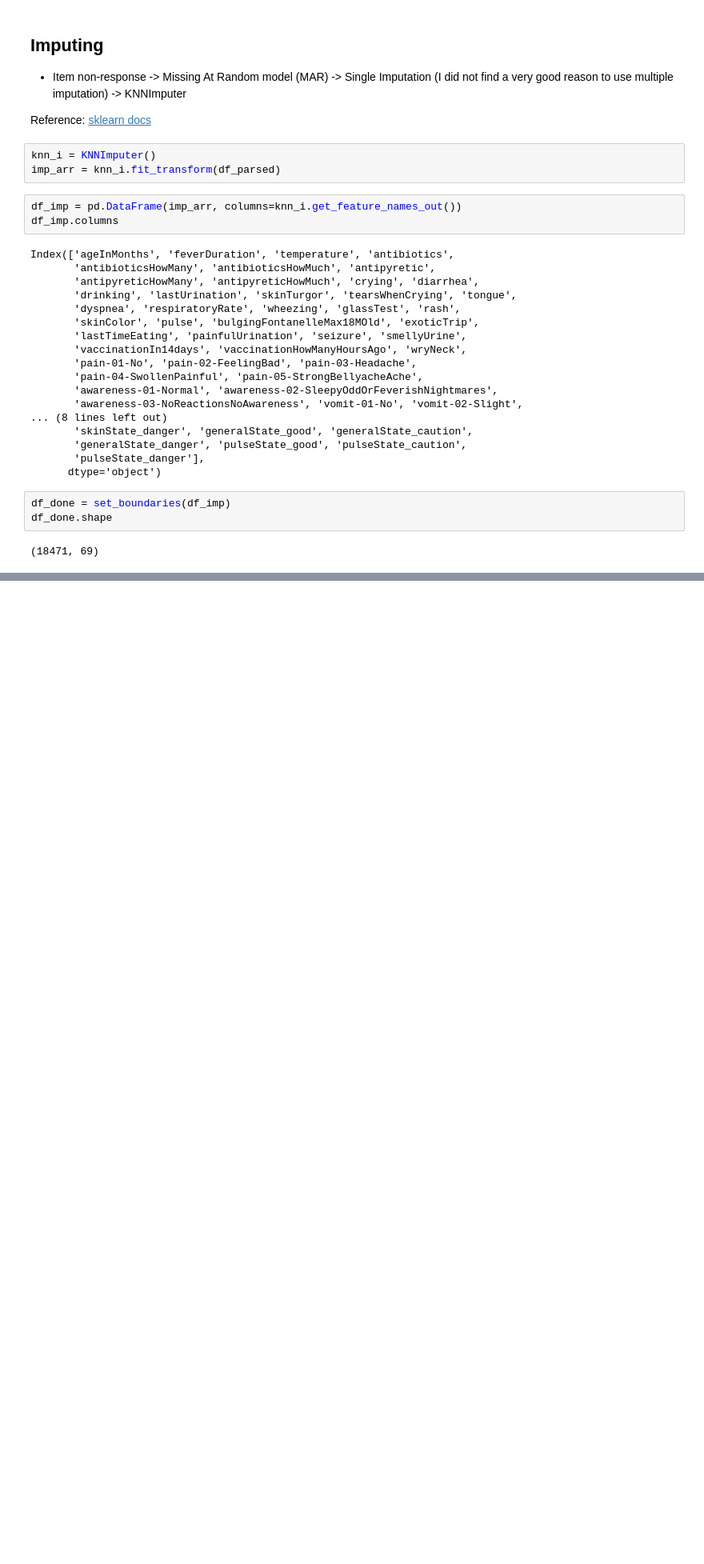
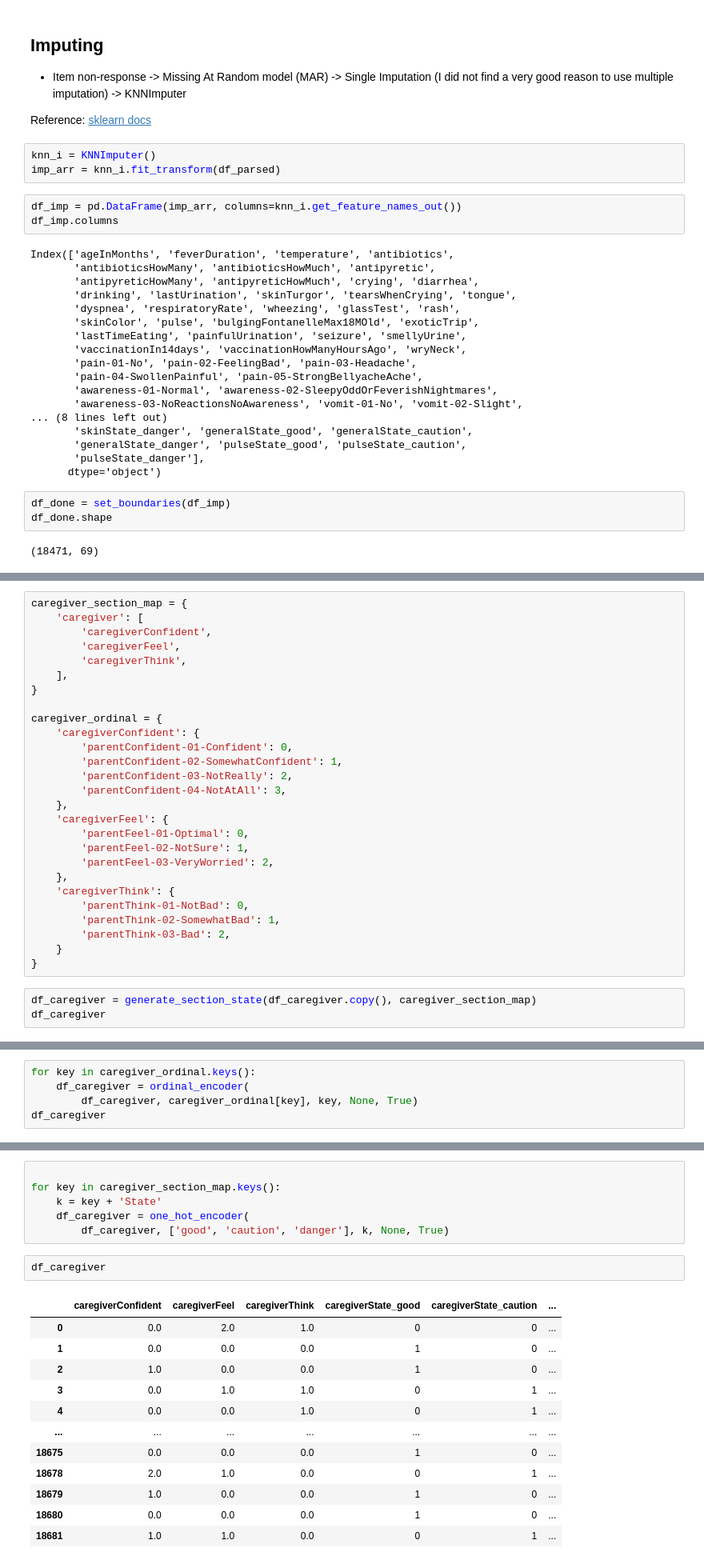
Before and after one commit to janoshr/ffa-model, a Jupyter notebook: preprocess.ipynb, the cells around one changed output, grey strips where cells are left out. Shown: that part at 80% size. Drawn from its saved outputs; the diff is of its cells as text; blank space fills up the shorter version.

```diff
--- a/preprocess.ipynb
+++ b/preprocess.ipynb
@@ -524,0 +545,30 @@ df_done.to_csv('processed_data.csv', index=False)
+# %%
+caregiver_section_map = {
+    'caregiver': [
+        'caregiverConfident',
+        'caregiverFeel',
+        'caregiverThink',
+    ],
+}
+
+caregiver_ordinal = {
+    'caregiverConfident': {
+        'parentConfident-01-Confident': 0,
+        'parentConfident-02-SomewhatConfident': 1,
+        'parentConfident-03-NotReally': 2,
+        'parentConfident-04-NotAtAll': 3,
+    },
+    'caregiverFeel': {
+        'parentFeel-01-Optimal': 0,
+        'parentFeel-02-NotSure': 1,
+        'parentFeel-03-VeryWorried': 2,
+    },
+    'caregiverThink': {
+        'parentThink-01-NotBad': 0,
+        'parentThink-02-SomewhatBad': 1,
+        'parentThink-03-Bad': 2,
+    }
+}
+# %%
+df_caregiver = generate_section_state(df_caregiver.copy(), caregiver_section_map)
+df_caregiver
@@ -524,0 +589,5 @@ df_done.to_csv('processed_data.csv', index=False)
+# %%
+for key in caregiver_ordinal.keys():
+    df_caregiver = ordinal_encoder(
+        df_caregiver, caregiver_ordinal[key], key, None, True)
+df_caregiver
@@ -524,0 +608,21 @@ df_done.to_csv('processed_data.csv', index=False)
+# %%
+
+for key in caregiver_section_map.keys():
+    k = key + 'State'
+    df_caregiver = one_hot_encoder(
+        df_caregiver, ['good', 'caution', 'danger'], k, None, True)
+# %%
+df_caregiver
+# %% [output]
+|  | caregiverConfident | caregiverFeel | caregiverThink | caregiverState_good | caregiverState_caution | ... |
+| 0 | 0.0 | 2.0 | 1.0 | 0 | 0 | ... |
+| 1 | 0.0 | 0.0 | 0.0 | 1 | 0 | ... |
+| 2 | 1.0 | 0.0 | 0.0 | 1 | 0 | ... |
+| 3 | 0.0 | 1.0 | 1.0 | 0 | 1 | ... |
+| 4 | 0.0 | 0.0 | 1.0 | 0 | 1 | ... |
+| ... | ... | ... | ... | ... | ... | ... |
+| 18675 | 0.0 | 0.0 | 0.0 | 1 | 0 | ... |
+| 18678 | 2.0 | 1.0 | 0.0 | 0 | 1 | ... |
+| 18679 | 1.0 | 0.0 | 0.0 | 1 | 0 | ... |
+| 18680 | 0.0 | 0.0 | 0.0 | 1 | 0 | ... |
+| 18681 | 1.0 | 1.0 | 0.0 | 0 | 1 | ... |
```
Also changed, not shown: parts of 11 cells of this notebook, 1 other file.
